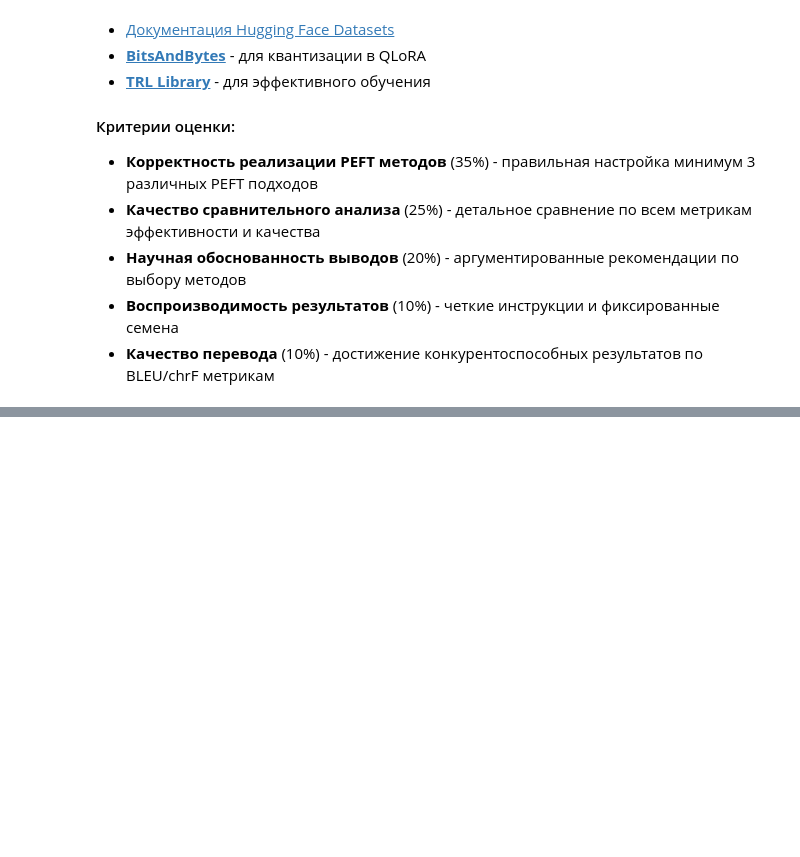
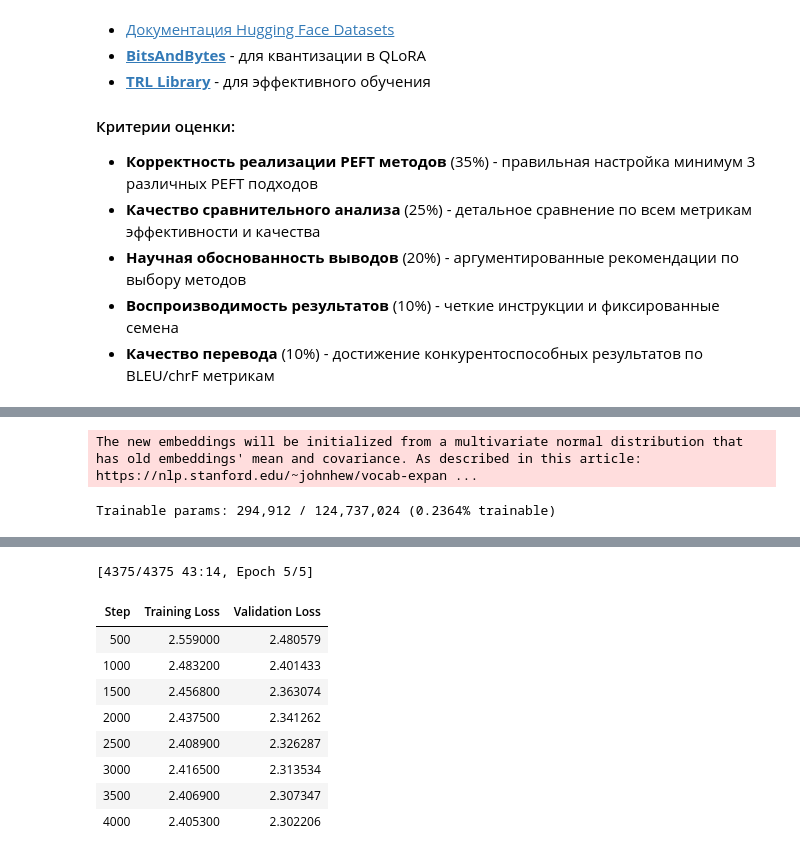
Before and after one commit to diuzhevVlad/NLP-course-mipt, a Jupyter notebook: hw4/05_assignment.ipynb, the cells around one changed output, grey strips where cells are left out. Saved outputs shown, nothing was run; the diff lists cells and outputs as text; code cells hidden in the pictures; blank space fills up the shorter version.

```diff
--- a/hw4/05_assignment.ipynb
+++ b/hw4/05_assignment.ipynb
@@ -245,0 +404,18 @@ tokenized_test = custom_test.map(
+# %%
+
+# %%
+# 6) Metrics (ROUGE + BLEU)
+
+_rouge = evaluate.load("rouge")
+_bleu = evaluate.load("bleu")
+
+
+def compute_text_metrics(preds: List[str], refs: List[str]) -> Dict[str, Any]:
+    r = _rouge.compute(predictions=preds, references=refs)
+    b = _bleu.compute(predictions=preds, references=refs)
+    return {
+        "rouge1": r.get("rouge1"),
+        "rouge2": r.get("rouge2"),
+        "rougeL": r.get("rougeL"),
+        "bleu": b.get("bleu"),
+    }
@@ -345,0 +1066,45 @@ raise NotImplementedError() # удалить эту строку в процес
+# %%
+
+# %% [markdown]
+# ## 6) LoRA — train & evaluate (run this cell to do plain LoRA)
+# This cell attaches **LoRA adapters**, trains, prints a few samples, and reports **BLEU/chrF/ROUGE**.
+
+# %%
+# --- Base model (no quantization here) ---
+model_lora = load_base_model(CFG, tokenizer)
+
+# --- Attach LoRA ---
+lora_cfg = LoraConfig(
+    r=CFG.lora_r,
+    lora_alpha=CFG.lora_alpha,
+    target_modules=["c_attn"],  # GPT-2 attention proj
+    lora_dropout=CFG.lora_dropout,
+    bias="none",
+    task_type=TaskType.CAUSAL_LM,
+)
+model_lora = get_peft_model(model_lora, lora_cfg)
+model_lora.gradient_checkpointing_enable()
+model_lora = prepare_for_training(model_lora, tokenizer)   # <-- add this line
+model_lora.to(DEVICE)
+
+# --- Train ---
+trainer_lora = build_trainer(model_lora, tokenizer, train_tok, test_tok, CFG, out_dir_suffix="lora")
+trainer_lora.train()
+
+# --- Quick qualitative check ---
+for i in range(3):
+    ex = test_raw[i]
+    hyp = generate_translation(model_lora, tokenizer, ex["en"], CFG)
+    print("-"*60)
+    print("EN:", ex["en"])
+    print("REF:", ex["ru"])
+    print("HYP:", hyp)
+
+# --- Metrics ---
+print("\n[LoRA] Computing metrics...")
+scores = compute_metrics_on_subset(model_lora, tokenizer, test_raw, CFG)
+for k, v in scores.items():
+    print(f"{k:10s}: {v:.2f}")
+# %% [output]
+The new embeddings will be initialized from a multivariate normal distribution that has old embeddings' mean and covariance. As described in this article: https://nlp.stanford.edu/~johnhew/vocab-expan ...
+Trainable params: 294,912 / 124,737,024 (0.2364% trainable)
@@ -345,0 +1113,10 @@ raise NotImplementedError() # удалить эту строку в процес
+[4375/4375 43:14, Epoch 5/5]
+| Step | Training Loss | Validation Loss |
+| 500 | 2.559000 | 2.480579 |
+| 1000 | 2.483200 | 2.401433 |
+| 1500 | 2.456800 | 2.363074 |
+| 2000 | 2.437500 | 2.341262 |
+| 2500 | 2.408900 | 2.326287 |
+| 3000 | 2.416500 | 2.313534 |
+| 3500 | 2.406900 | 2.307347 |
+| 4000 | 2.405300 | 2.302206 |
```
Also changed, not shown: parts of 20 cells of this notebook.
